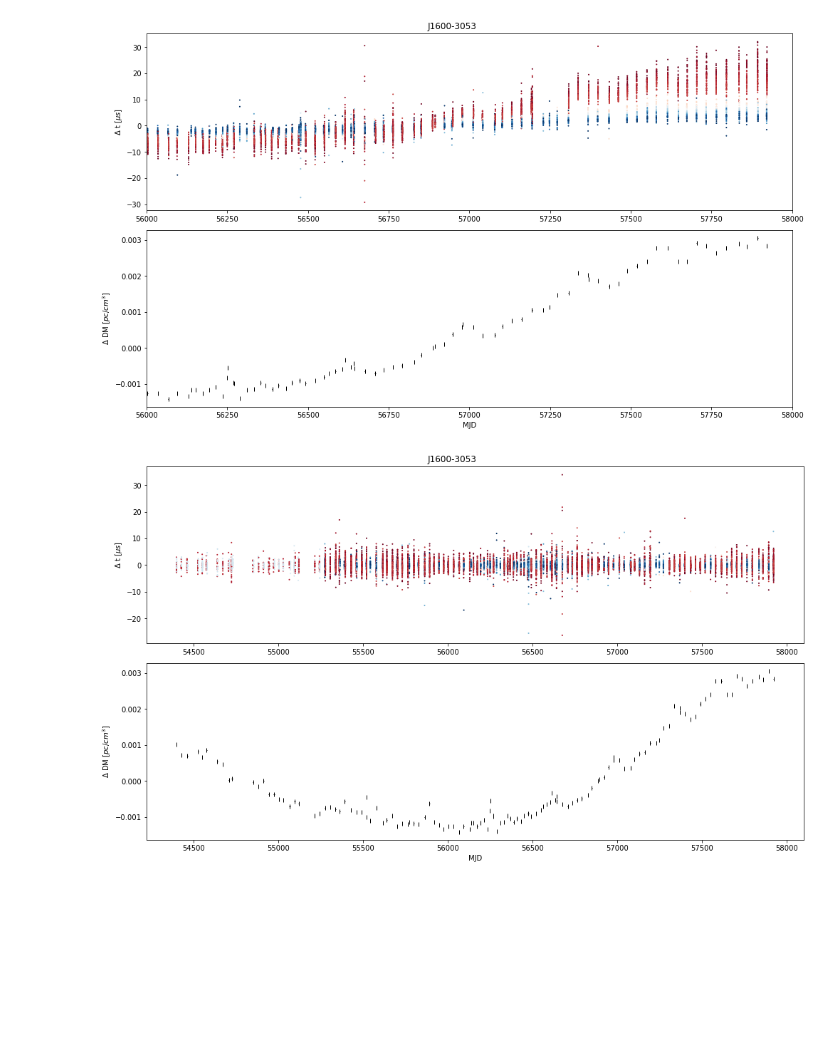
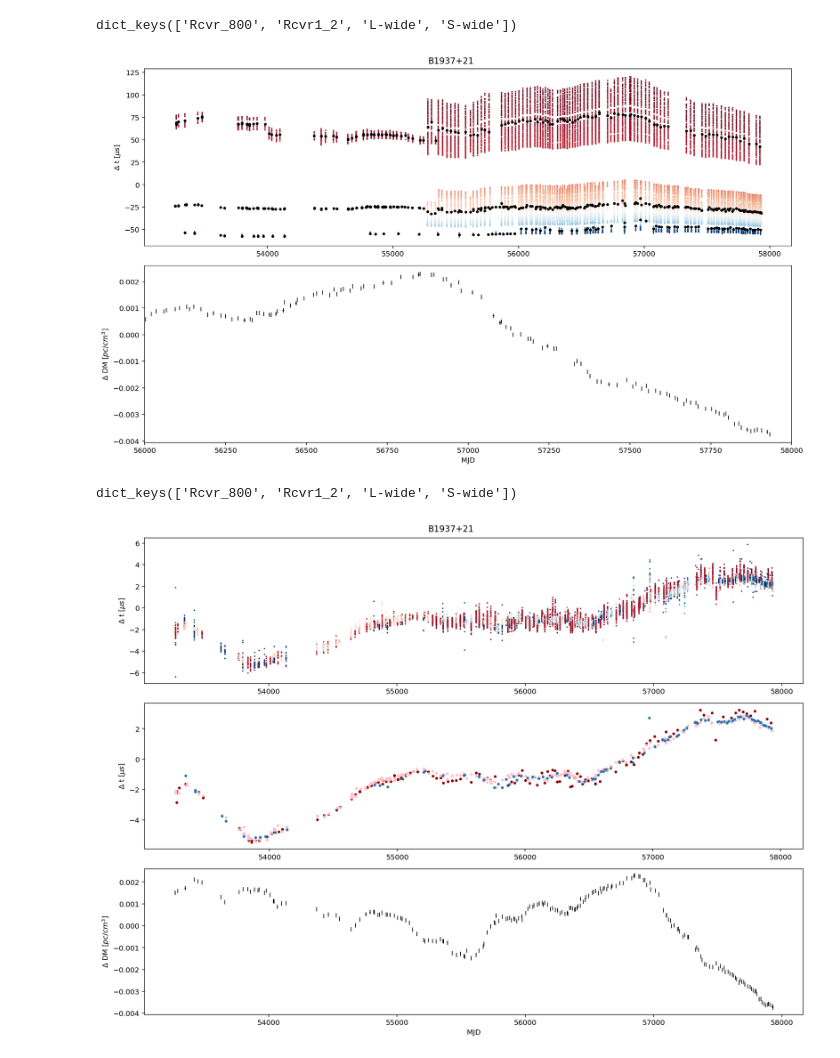
Before and after one commit to Hazboun6/noise_model_selection, a Jupyter notebook: data_exploration.ipynb, the cells around one changed output. Cells and saved outputs as stored; diff of their text form; code cells hidden in the pictures; blank space fills up the shorter version.

```diff
--- a/data_exploration.ipynb
+++ b/data_exploration.ipynb
@@ -7,5 +10,5 @@ from enterprise.pulsar import Pulsar
 # %%
-psrname = 'J1600-3053'#'B1937+21'
+psrname = 'B1937+21'#'J2317+1439'#'J1600-3053'#
 filepath = './no_dmx_pickles/'
 filepath += '{0}_ng12p5yr_v3_nodmx_ePSR.pkl'.format(psrname)
 with open(filepath,'rb') as fin:
@@ -50,3 +53,8 @@ plt.show()
+# %%
+resids,msks=epoch_ave_resid(psr)
+resids.keys()
+# %% [output]
+dict_keys(['Rcvr_800', 'Rcvr1_2', 'L-wide', 'S-wide'])
 # %%
 fig=plt.figure(figsize=[14,8])
 
@@ -55,8 +63,23 @@ plt.scatter(x=psr.toas/sec_to_day,
             y=psr.residuals*1e6,#*psr.freqs**2*2.41e-4,
             s=1,
             c=psr.freqs,cmap='RdBu')
+#epoch averaged residuals
+plt.scatter(x=resids['Rcvr_800'][:,0]/sec_to_day,
+            y=resids['Rcvr_800'][:,1]*1e6,
+            s=8,c='k')
+plt.scatter(x=resids['Rcvr1_2'][:,0]/sec_to_day,
+            y=resids['Rcvr1_2'][:,1]*1e6,
+            s=8,c='k')
+plt.scatter(x=resids['L-wide'][:,0]/sec_to_day,
+            y=resids['L-wide'][:,1]*1e6,
+            s=8,c='k')
+plt.scatter(x=resids['S-wide'][:,0]/sec_to_day,
+            y=resids['S-wide'][:,1]*1e6,
+            s=8,c='k')
+
 plt.ylabel(r'$\Delta$ t [$\mu s$]')
-plt.xlim(56000,58000)
+# plt.xlim(56800,56875)
+# plt.ylim(-55,0)
 
 fig.add_subplot(212)
 plt.errorbar(x = dmx['DMXEP'],
@@ -72,7 +95,7 @@ fig.suptitle(psrname,y=1.01)
 fig.tight_layout()
 plt.show()
 # %% [output]
-[figure, old version]
+[figure, new version]
 # %%
 fullpta_path = '/Users/hazboun/nanograv_detection/12p5yr/channelized_12yr_v3_partim_py3.pkl'
 with open(fullpta_path,'rb') as fin:
@@ -82,32 +105,53 @@ psrnames = [p.name for p in psrs]
 # %%
 pidx = psrnames.index(psrname)
 psr_dmx = psrs[pidx]
+# %%
+resids2,msks2=epoch_ave_resid(psr_dmx)
+resids2.keys()
+# %% [output]
+dict_keys(['Rcvr_800', 'Rcvr1_2', 'L-wide', 'S-wide'])
 # %%
-fig=plt.figure(figsize=[14,8])
+fig=plt.figure(figsize=[14,10])
 
-fig.add_subplot(211)
+fig.add_subplot(311)
 plt.scatter(x=psr_dmx.toas/sec_to_day,
             y=psr_dmx.residuals*1e6,#*psr.freqs**2*2.41e-4,
             s=1,
             c=psr_dmx.freqs,cmap='RdBu')
 plt.ylabel(r'$\Delta$ t [$\mu s$]')
 # plt.xlim(56000,58000)
 
-fig.add_subplot(212)
+fig.add_subplot(312)
+plt.scatter(x=resids2['Rcvr_800'][:,0]/sec_to_day,
+            y=resids2['Rcvr_800'][:,1]*1e6,
+            s=8,c='darkred')
+plt.scatter(x=resids2['Rcvr1_2'][:,0]/sec_to_day,
+            y=resids2['Rcvr1_2'][:,1]*1e6,
+            s=8,c='pink')
+plt.scatter(x=resids2['L-wide'][:,0]/sec_to_day,
+            y=resids2['L-wide'][:,1]*1e6,
+            s=8,c='pink')
+plt.scatter(x=resids2['S-wide'][:,0]/sec_to_day,
+            y=resids2['S-wide'][:,1]*1e6,
+            s=8,c='C0')
+
+plt.ylabel(r'$\Delta$ t [$\mu s$]')
+
+fig.add_subplot(313)
 plt.errorbar(x = dmx['DMXEP'],
              xerr=bins.T,
              y = dmx['DMX_value']-dmx['DMX_value'].mean(),
 #              yerr=dmx['DMX_var_err'],
              marker = '|', color='k',linestyle='none',elinewidth=1,)
 # plt.ylim(0.001,0.002)
 plt.xlabel('MJD')
 plt.ylabel(r'$\Delta$ DM [$pc/cm^3$]')
 # plt.xlim(56000,58000)
 fig.suptitle(psrname,y=1.01)
 fig.tight_layout()
 plt.show()
 # %% [output]
-[figure, old version]
+[figure, new version]
 # %%
 dmx[['DMXR1']]
 # %% [output]
```
Also changed, not shown: parts of 7 cells of this notebook, 2 other files.
